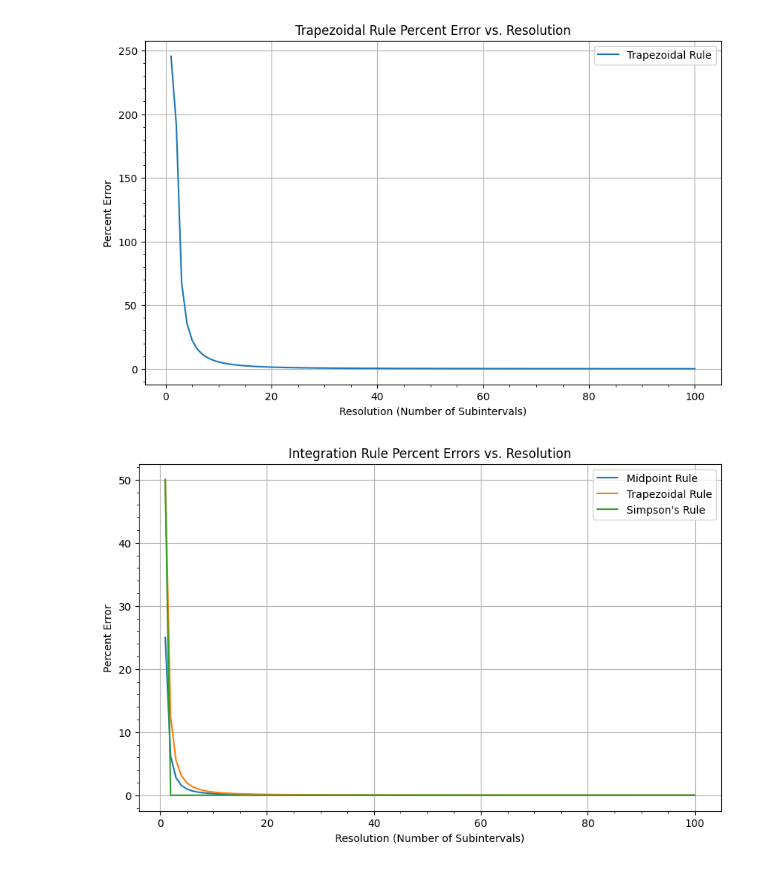
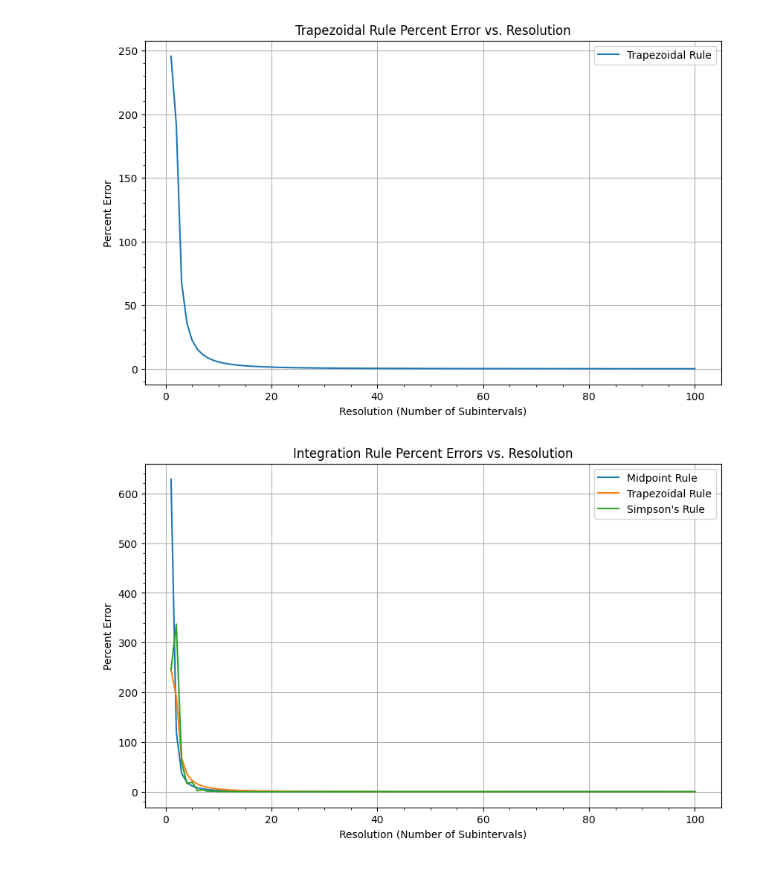
Before and after one commit to aqsnyder/eng_math, a Jupyter notebook: integration_techniques.ipynb, the cells around one changed output. Saved outputs shown, nothing was run; the diff lists cells and outputs as text; code cells hidden in the pictures.

```diff
--- a/integration_techniques.ipynb
+++ b/integration_techniques.ipynb
@@ -139,7 +139,7 @@ $\displaystyle 2.51952771450702$
 # %% [markdown]
 ![image.png](attachment:image.png)
 # %%
-def simpsons_rule_integration(f, a, b, n, plot=False):
+def simpsons_rule_integration_manual(f, a, b, n, plot=False):
     # Calculate the width of each subinterval
     h = (b - a) / n
 
@@ -149,8 +149,11 @@ def simpsons_rule_integration(f, a, b, n, plot=False):
     # Calculate the function values at the subinterval points
     y_values = np.array([f.subs(x, xi) for xi in x_values])
 
-    # Use SciPy's simps to calculate the integral
-    approximation = simps(y_values, x_values)
+    # Initialize the sum for Simpson's rule
+    approximation = 0
+
+    for i in range(n // 2):
+        approximation += (h / 3) * (y_values[2 * i] + 4 * y_values[2 * i + 1] + y_values[2 * i + 2])
 
     if plot:
         # Create a numeric version of the function for plotting
@@ -171,7 +174,7 @@ def simpsons_rule_integration(f, a, b, n, plot=False):
 
         plt.xlabel('x')
         plt.ylabel('f(x)')
-        plt.title("Simpson's Rule Approximation")
+        plt.title("Simpson's Rule Approximation (Manual)")
         plt.legend()
         plt.grid(True)
         plt.show()
@@ -179,5 +182,5 @@ def simpsons_rule_integration(f, a, b, n, plot=False):
     return approximation
 
 # Call the function with and without plotting
-approximation = simpsons_rule_integration(f, a, b, n, plot=True)
+approximation = simpsons_rule_integration_manual(f, a, b, n, plot=True)
 # %% [output]
@@ -303,28 +306,23 @@ def calculate_errors(f, a, b, n_values):
     return midpoint_errors, trapezoid_errors, simpsons_errors
 # %%
 def plot_all_errors():
-    x = sp.Symbol('x')
-    f = x**2
-    a = 0
-    b = 8
     n_values = range(1, 101)
-
     midpoint_errors, trapezoid_errors, simpsons_errors = calculate_errors(f, a, b, n_values)
 
     plt.figure(figsize=(10, 6))
     plt.plot(n_values, midpoint_errors, label='Midpoint Rule')
     plt.plot(n_values, trapezoid_errors, label='Trapezoidal Rule')
     plt.plot(n_values, simpsons_errors, label="Simpson's Rule")
 
     plt.xlabel('Resolution (Number of Subintervals)')
     plt.ylabel('Percent Error')
     plt.title('Integration Rule Percent Errors vs. Resolution')
     plt.minorticks_on()
     plt.grid(True)
     plt.legend()
     plt.show()
 
 # Call the function to plot errors for all three integration methods
 plot_all_errors()
 # %% [output]
-[figure, old version]
+[figure, new version]
```
Also changed, not shown: parts of 1 cell of this notebook.
